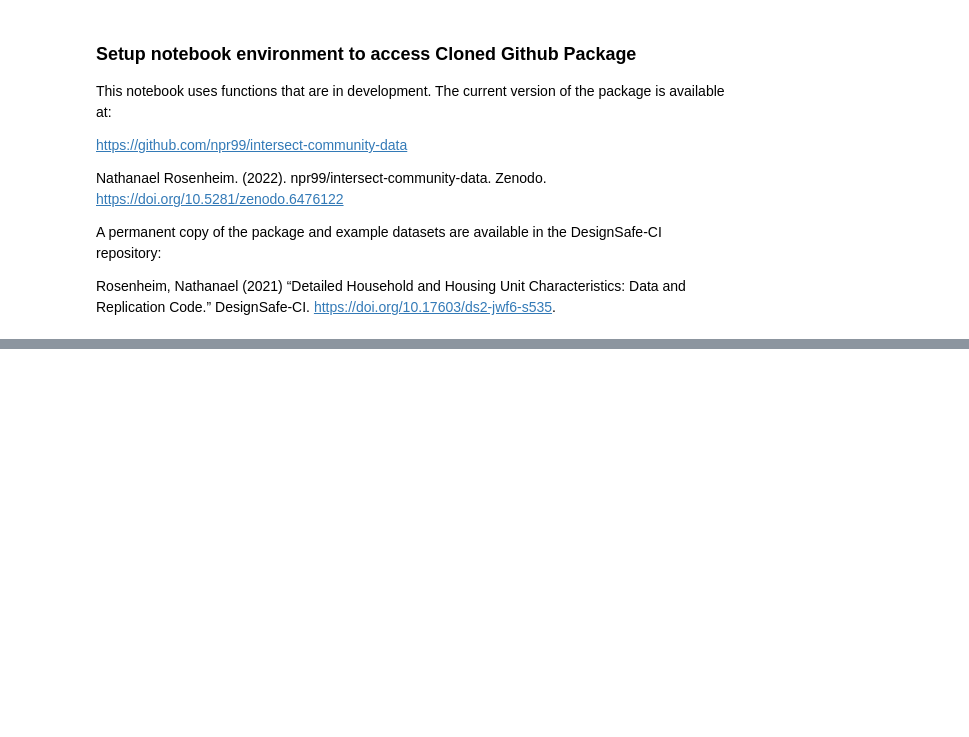
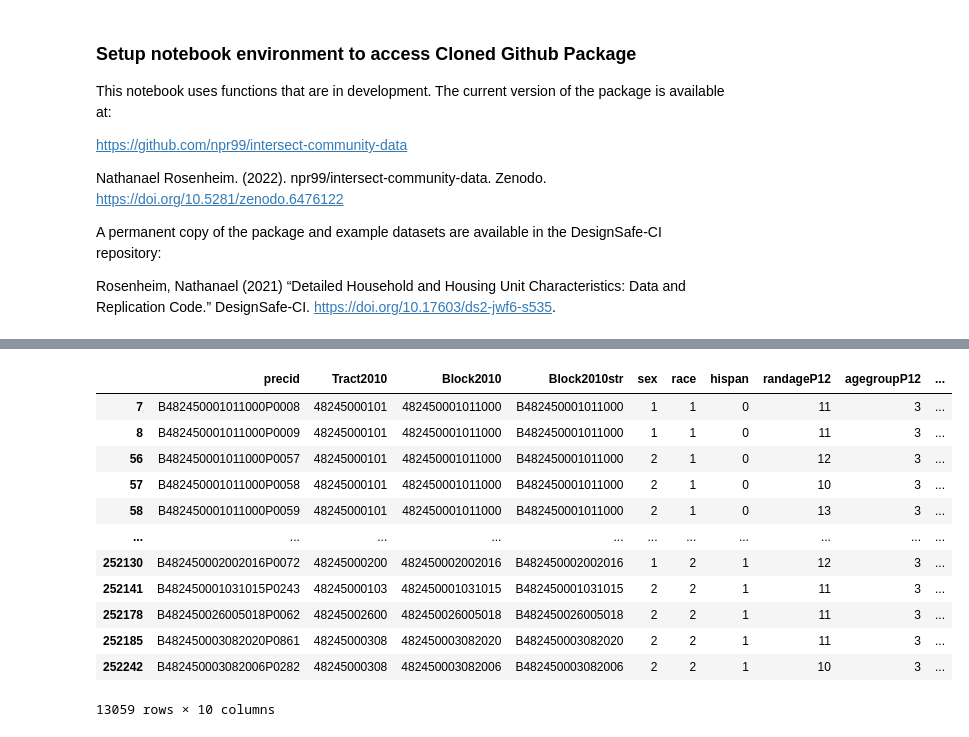
Before and after one commit to npr99/intersect-community-data, a Jupyter notebook: ncoda_07dv1_run_PREC_workflow.ipynb, the cells around one changed output, grey strips where cells are left out. Drawn from its saved outputs; the diff is of its cells as text; code cells hidden in the pictures; blank space fills up the shorter version.

```diff
--- a/ncoda_07dv1_run_PREC_workflow.ipynb
+++ b/ncoda_07dv1_run_PREC_workflow.ipynb
@@ -148,0 +197,3 @@ prec_df.head()
+# %%
+pd.set_option('display.max_columns', None)
+prec_df.groupby(['sex','randagePCT12']).count()
@@ -164,3 +290,22 @@ PopResultsTable.pop_results_table(
+# %%
+age80 = (prec_df['randagePCT12'] > 10)
+age85 = (prec_df['randagePCT12'] < 15)
+conditions = age80 & age85
+prec_df.loc[conditions]
+# %% [output]
+|  | precid | Tract2010 | Block2010 | Block2010str | sex | race | hispan | randageP12 | agegroupP12 | ... |
+| 7 | B482450001011000P0008 | 48245000101 | 482450001011000 | B482450001011000 | 1 | 1 | 0 | 11 | 3 | ... |
+| 8 | B482450001011000P0009 | 48245000101 | 482450001011000 | B482450001011000 | 1 | 1 | 0 | 11 | 3 | ... |
+| 56 | B482450001011000P0057 | 48245000101 | 482450001011000 | B482450001011000 | 2 | 1 | 0 | 12 | 3 | ... |
+| 57 | B482450001011000P0058 | 48245000101 | 482450001011000 | B482450001011000 | 2 | 1 | 0 | 10 | 3 | ... |
+| 58 | B482450001011000P0059 | 48245000101 | 482450001011000 | B482450001011000 | 2 | 1 | 0 | 13 | 3 | ... |
+| ... | ... | ... | ... | ... | ... | ... | ... | ... | ... | ... |
+| 252130 | B482450002002016P0072 | 48245000200 | 482450002002016 | B482450002002016 | 1 | 2 | 1 | 12 | 3 | ... |
+| 252141 | B482450001031015P0243 | 48245000103 | 482450001031015 | B482450001031015 | 2 | 2 | 1 | 11 | 3 | ... |
+| 252178 | B482450026005018P0062 | 48245002600 | 482450026005018 | B482450026005018 | 2 | 2 | 1 | 11 | 3 | ... |
+| 252185 | B482450003082020P0861 | 48245000308 | 482450003082020 | B482450003082020 | 2 | 2 | 1 | 11 | 3 | ... |
+| 252242 | B482450003082006P0282 | 48245000308 | 482450003082006 | B482450003082006 | 2 | 2 | 1 | 10 | 3 | ... |
+13059 rows × 10 columns
 # %%
 # List of all communities available in IN-CORE
 communities = {'Lumberton_NC' : {
```
Also changed, not shown: parts of 11 cells of this notebook.
